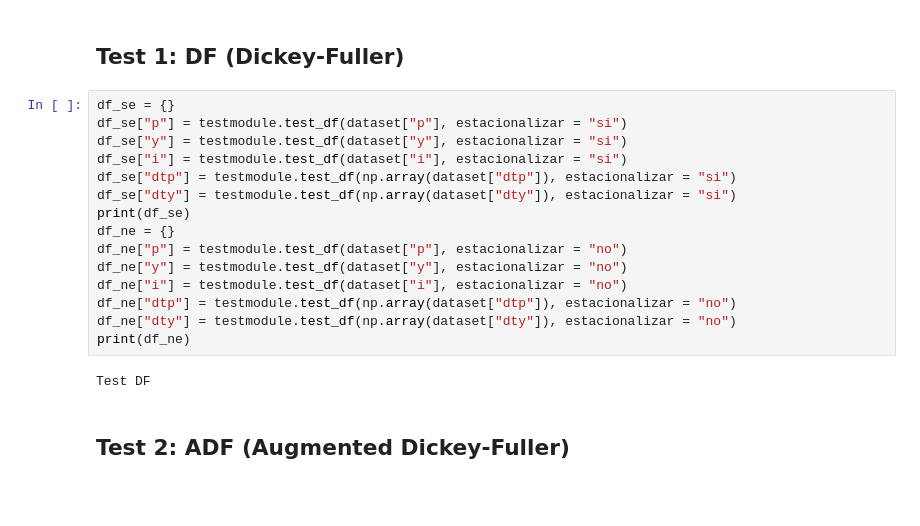
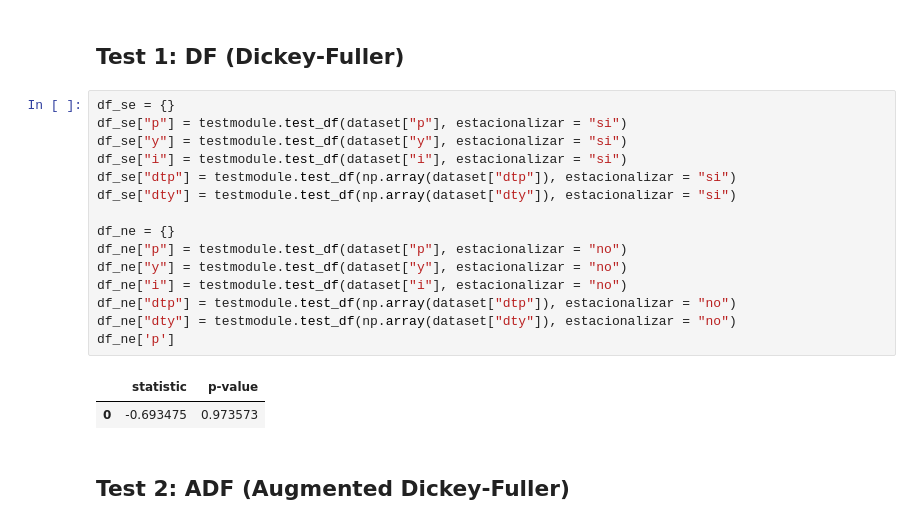
Before and after one commit to ensta630team/Homeworks, a Jupyter notebook: presentation/notebooks/hw_3/pregunta.ipynb, the cells around one changed output. Drawn from its saved outputs; the diff is of its cells as text; blank space fills up the shorter version.

Commit message:
limpieza de logs, sacar print del fran y detalles menores

```diff
--- a/presentation/notebooks/hw_3/pregunta.ipynb
+++ b/presentation/notebooks/hw_3/pregunta.ipynb
@@ -55,20 +55,21 @@ save_figure(fig, './presentation/figures/hw3/series_raw.pdf')
 # %%
 df_se = {}
 df_se["p"] = testmodule.test_df(dataset["p"], estacionalizar = "si")
 df_se["y"] = testmodule.test_df(dataset["y"], estacionalizar = "si")
 df_se["i"] = testmodule.test_df(dataset["i"], estacionalizar = "si")
 df_se["dtp"] = testmodule.test_df(np.array(dataset["dtp"]), estacionalizar = "si")
 df_se["dty"] = testmodule.test_df(np.array(dataset["dty"]), estacionalizar = "si")
-print(df_se)
+
 df_ne = {}
 df_ne["p"] = testmodule.test_df(dataset["p"], estacionalizar = "no")
 df_ne["y"] = testmodule.test_df(dataset["y"], estacionalizar = "no")
 df_ne["i"] = testmodule.test_df(dataset["i"], estacionalizar = "no")
 df_ne["dtp"] = testmodule.test_df(np.array(dataset["dtp"]), estacionalizar = "no")
 df_ne["dty"] = testmodule.test_df(np.array(dataset["dty"]), estacionalizar = "no")
-print(df_ne)
+df_ne['p']
 # %% [output]
-Test DF
+|  | statistic | p-value |
+| 0 | -0.693475 | 0.973573 |
 # %% [markdown]
 ## Test 2: ADF (Augmented Dickey-Fuller)
 # %%
```
Also changed, not shown: parts of 2 cells of this notebook, 2 other files.
